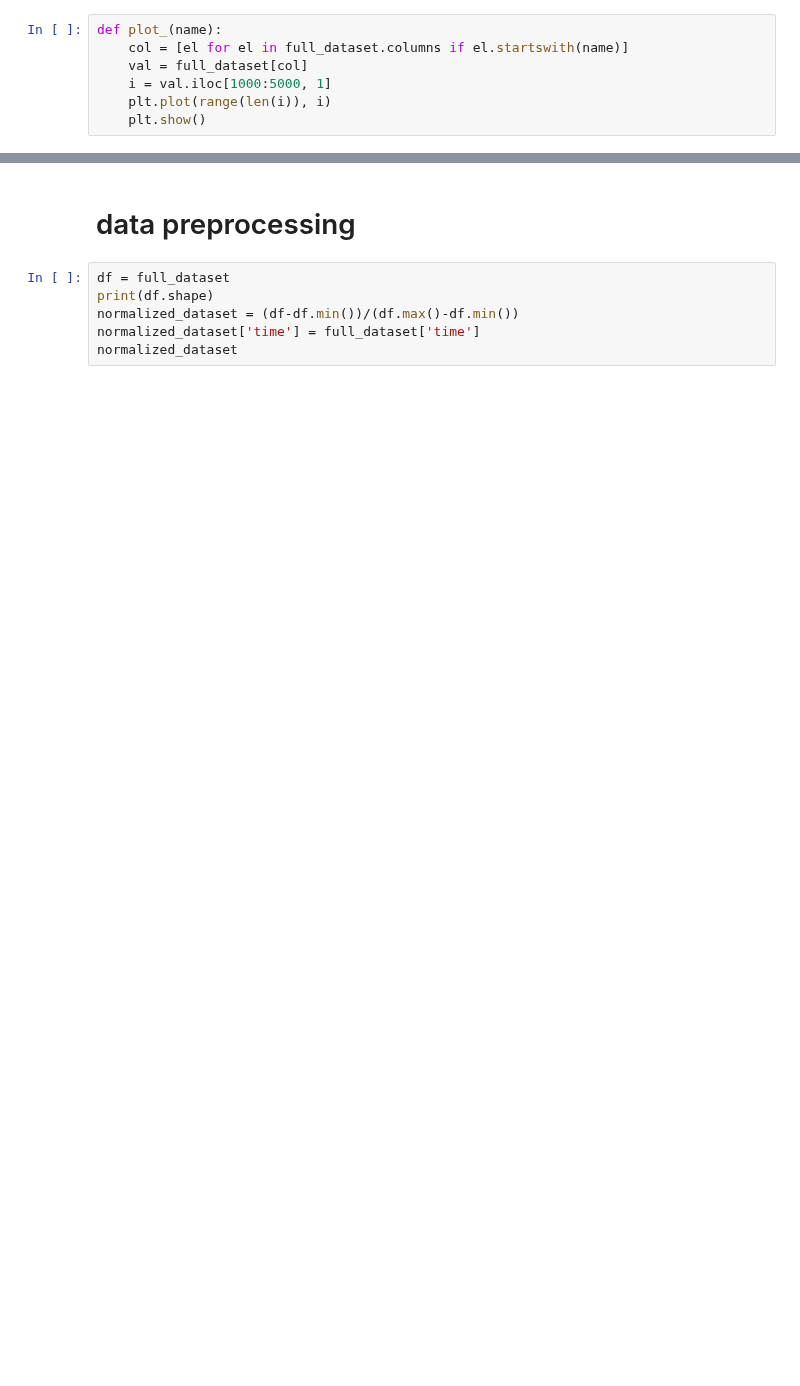
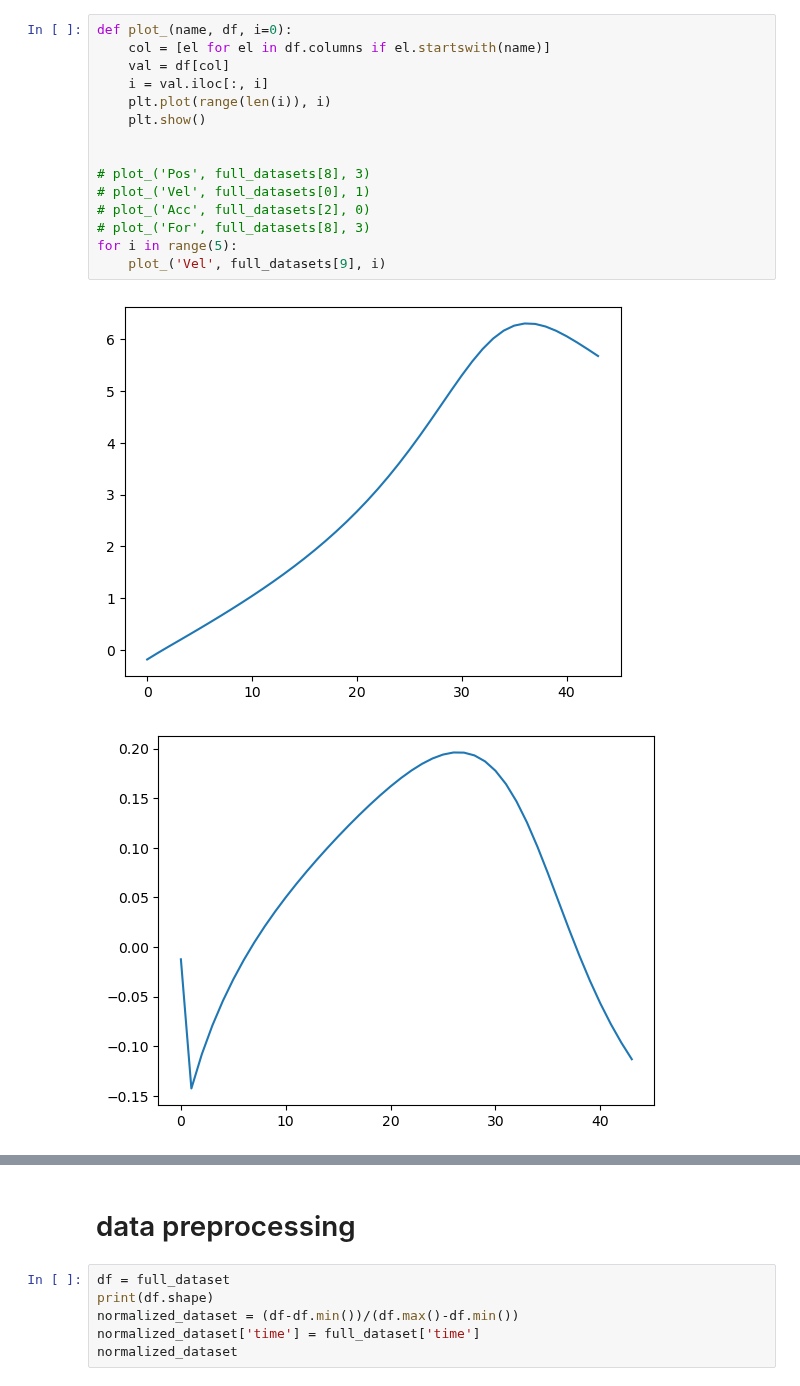
Before and after one commit to altynbek132/ROBOTICS_PROJECT, a Jupyter notebook: NN.ipynb, the cells around one changed output, grey strips where cells are left out. Cells and saved outputs as stored; diff of their text form; blank space fills up the shorter version.

```diff
--- a/NN.ipynb
+++ b/NN.ipynb
@@ -80,7 +111,18 @@ full_dataset
 # %%
-def plot_(name):
-    col = [el for el in full_dataset.columns if el.startswith(name)]
-    val = full_dataset[col]
-    i = val.iloc[1000:5000, 1]
+def plot_(name, df, i=0):
+    col = [el for el in df.columns if el.startswith(name)]
+    val = df[col]
+    i = val.iloc[:, i]
     plt.plot(range(len(i)), i)
     plt.show()
+
+
+# plot_('Pos', full_datasets[8], 3)
+# plot_('Vel', full_datasets[0], 1)
+# plot_('Acc', full_datasets[2], 0)
+# plot_('For', full_datasets[8], 3)
+for i in range(5):
+    plot_('Vel', full_datasets[9], i)
+# %% [output]
+[figure, added]
+[figure, added]
```
Also changed, not shown: parts of 15 cells of this notebook.
